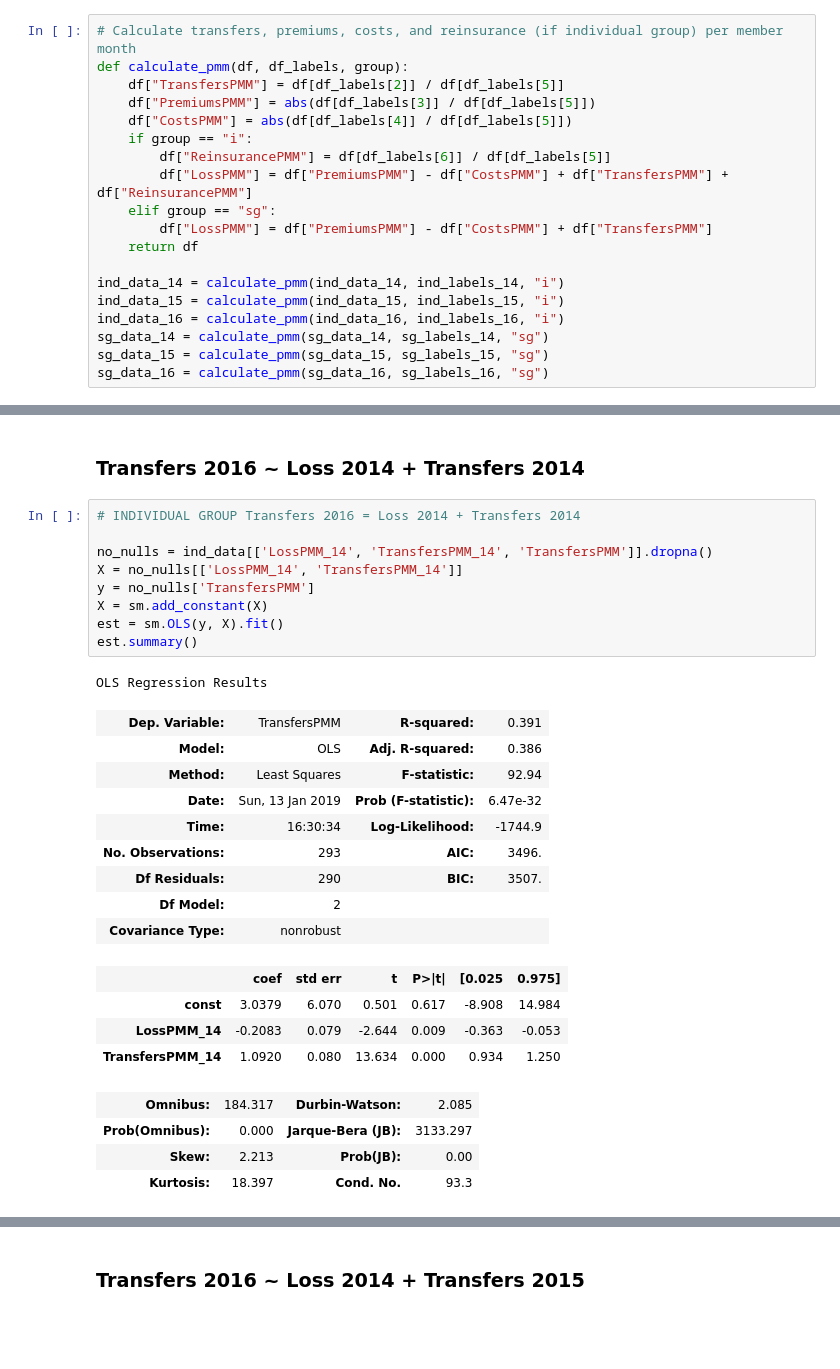
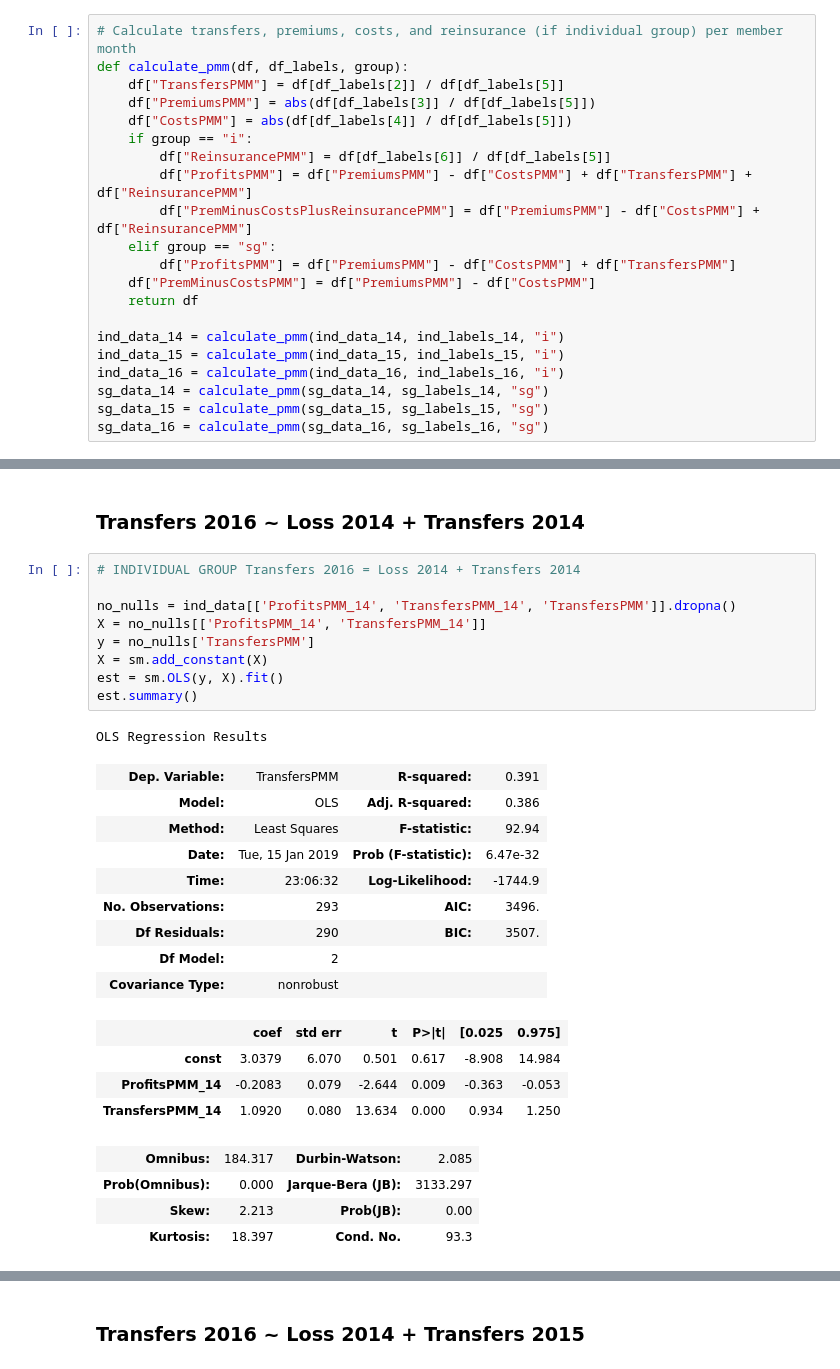
Before and after one commit to guanzgrace/risk-adjustment-model-validation, a Jupyter notebook: Validation.ipynb, the cells around one changed output, grey strips where cells are left out. Cells and saved outputs as stored; diff of their text form; blank space fills up the shorter version.

```diff
--- a/Validation.ipynb
+++ b/Validation.ipynb
@@ -89,9 +110,11 @@ def calculate_pmm(df, df_labels, group):
     df["CostsPMM"] = abs(df[df_labels[4]] / df[df_labels[5]])
     if group == "i":
         df["ReinsurancePMM"] = df[df_labels[6]] / df[df_labels[5]]
-        df["LossPMM"] = df["PremiumsPMM"] - df["CostsPMM"] + df["TransfersPMM"] + df["ReinsurancePMM"]
+        df["ProfitsPMM"] = df["PremiumsPMM"] - df["CostsPMM"] + df["TransfersPMM"] + df["ReinsurancePMM"]
+        df["PremMinusCostsPlusReinsurancePMM"] = df["PremiumsPMM"] - df["CostsPMM"] + df["ReinsurancePMM"]
     elif group == "sg":
-        df["LossPMM"] = df["PremiumsPMM"] - df["CostsPMM"] + df["TransfersPMM"]
+        df["ProfitsPMM"] = df["PremiumsPMM"] - df["CostsPMM"] + df["TransfersPMM"]
+    df["PremMinusCostsPMM"] = df["PremiumsPMM"] - df["CostsPMM"]
     return df
 
 ind_data_14 = calculate_pmm(ind_data_14, ind_labels_14, "i")
@@ -204,26 +227,26 @@ df2
 # %%
 # INDIVIDUAL GROUP Transfers 2016 = Loss 2014 + Transfers 2014
 
-no_nulls = ind_data[['LossPMM_14', 'TransfersPMM_14', 'TransfersPMM']].dropna()
-X = no_nulls[['LossPMM_14', 'TransfersPMM_14']]
+no_nulls = ind_data[['ProfitsPMM_14', 'TransfersPMM_14', 'TransfersPMM']].dropna()
+X = no_nulls[['ProfitsPMM_14', 'TransfersPMM_14']]
 y = no_nulls['TransfersPMM']
 X = sm.add_constant(X)
 est = sm.OLS(y, X).fit()
 est.summary()
 # %% [output]
 OLS Regression Results
 | Dep. Variable: | TransfersPMM | R-squared: | 0.391 |
 | Model: | OLS | Adj. R-squared: | 0.386 |
 | Method: | Least Squares | F-statistic: | 92.94 |
-| Date: | Sun, 13 Jan 2019 | Prob (F-statistic): | 6.47e-32 |
-| Time: | 16:30:34 | Log-Likelihood: | -1744.9 |
+| Date: | Tue, 15 Jan 2019 | Prob (F-statistic): | 6.47e-32 |
+| Time: | 23:06:32 | Log-Likelihood: | -1744.9 |
 | No. Observations: | 293 | AIC: | 3496. |
 | Df Residuals: | 290 | BIC: | 3507. |
 | Df Model: | 2 |  |  |
 | Covariance Type: | nonrobust |  |  |
 |  | coef | std err | t | P>|t| | [0.025 | 0.975] |
 | const | 3.0379 | 6.070 | 0.501 | 0.617 | -8.908 | 14.984 |
-| LossPMM_14 | -0.2083 | 0.079 | -2.644 | 0.009 | -0.363 | -0.053 |
+| ProfitsPMM_14 | -0.2083 | 0.079 | -2.644 | 0.009 | -0.363 | -0.053 |
 | TransfersPMM_14 | 1.0920 | 0.080 | 13.634 | 0.000 | 0.934 | 1.250 |
 | Omnibus: | 184.317 | Durbin-Watson: | 2.085 |
 | Prob(Omnibus): | 0.000 | Jarque-Bera (JB): | 3133.297 |
```
Also changed, not shown: parts of 42 cells of this notebook.
